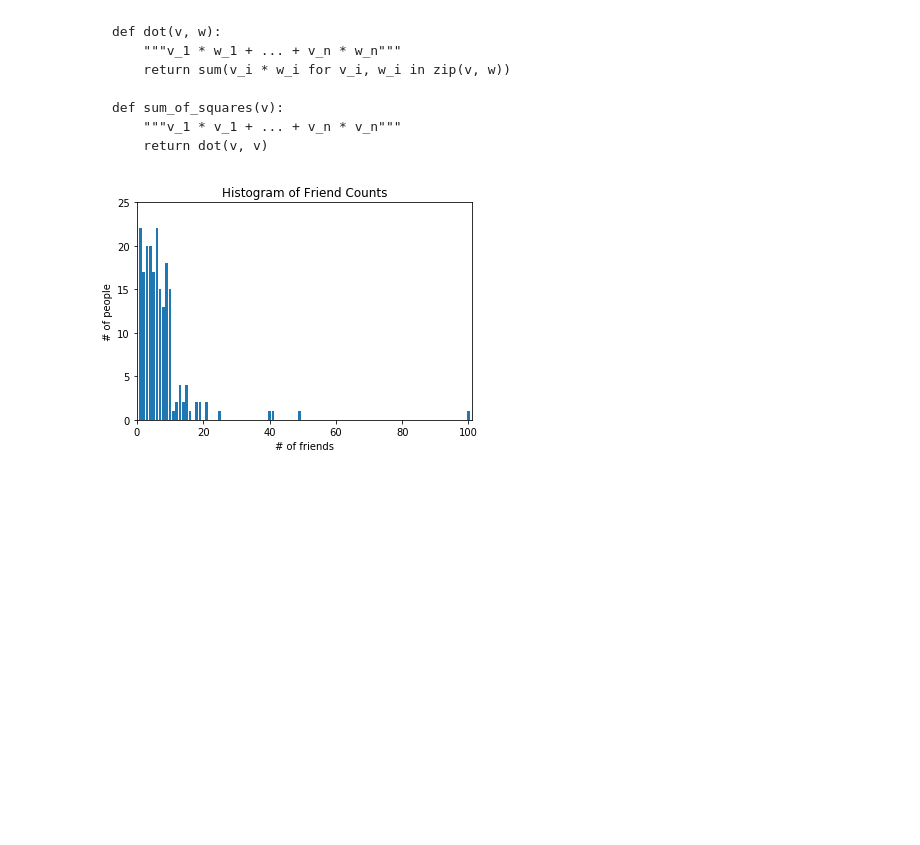
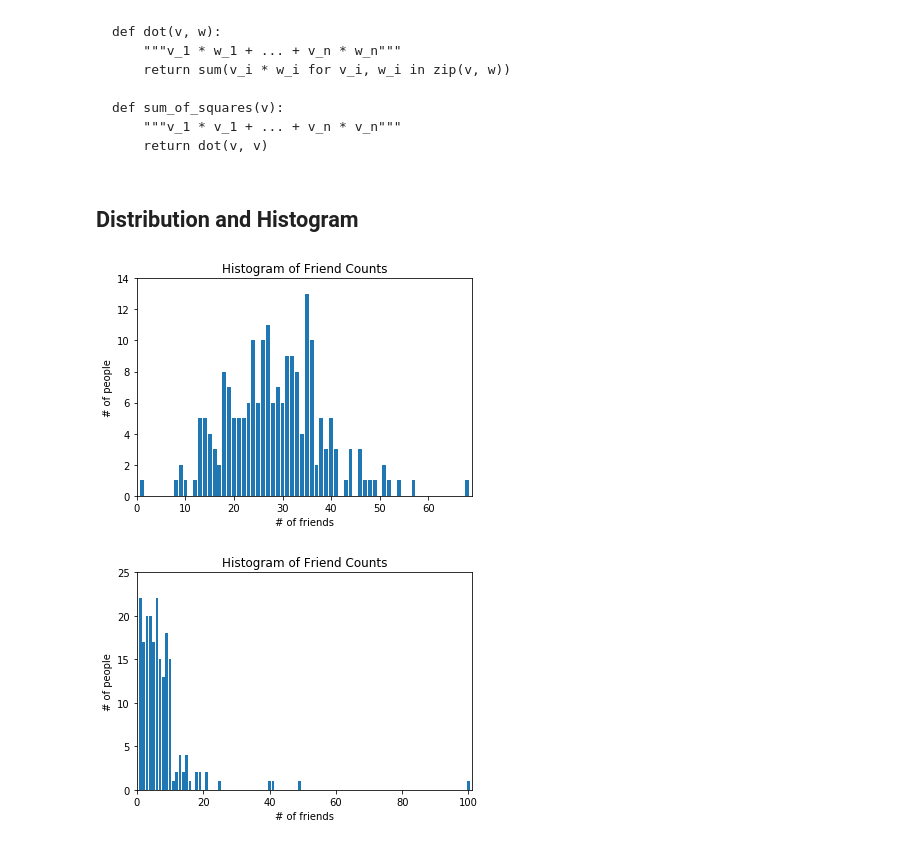
Before and after one commit to SocratesClub/datascience, a Jupyter notebook: 3.scratch/code-python3/5.statistics.ipynb, the cells around one changed output. Saved outputs shown, nothing was run; the diff lists cells and outputs as text; code cells hidden in the pictures; blank space fills up the shorter version.

```diff
--- a/3.scratch/code-python3/5.statistics.ipynb
+++ b/3.scratch/code-python3/5.statistics.ipynb
@@ -31,6 +62,20 @@ num_friends = [100,49,41,40,25,21,21,19,19,18,
                2,2,2,2,2,2,2,2,2,2,2,2,2,2,2,2,2,
                1,1,1,1,1,1,1,1,1,1,1,1,1,1,1,
                1,1,1,1,1,1,1]
+# %% [markdown]
+## Distribution and Histogram
+# %%
+time_counts = Counter(map(int, daily_minutes))
+xs = range(69)
+ys = [time_counts[x] for x in xs]
+plt.bar(xs, ys)
+plt.axis([0,69,0,14])
+plt.title("Histogram of Friend Counts")
+plt.xlabel("# of friends")
+plt.ylabel("# of people")
+plt.show()
+# %% [output]
+[figure, added]
 # %%
 friend_counts = Counter(num_friends)
 xs = range(101)
```
Also changed, not shown: parts of 17 cells of this notebook, 6 other files.
